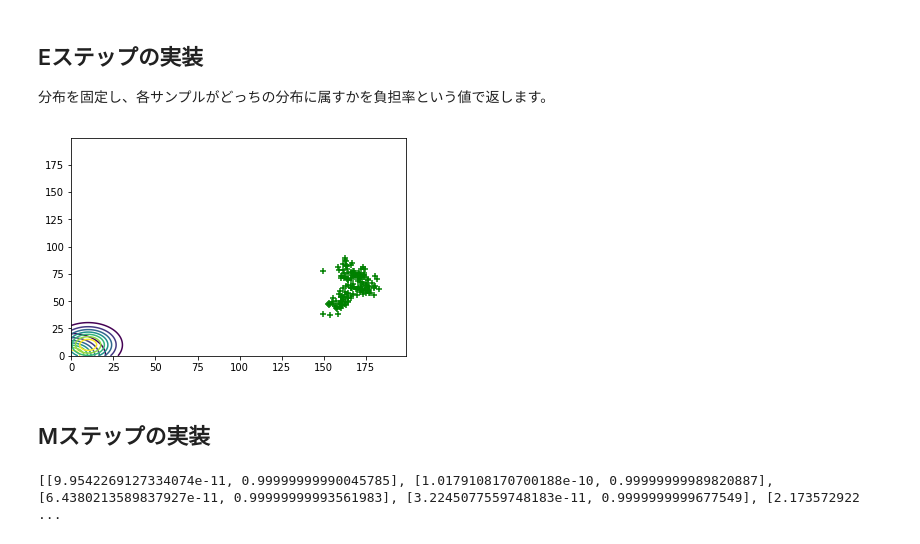
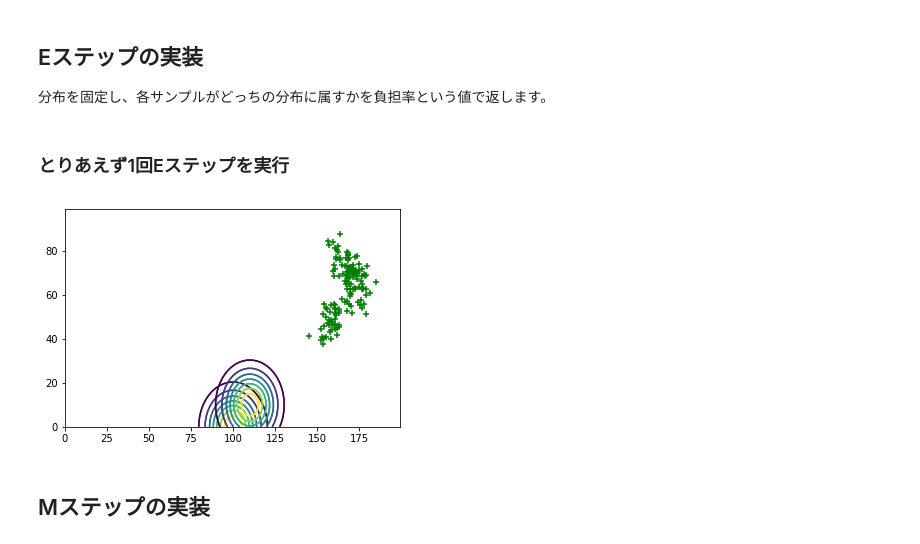
Before and after one commit to ryuichiueda/probrobo_practice, a Jupyter notebook: EM_algorithm_for_mixture_of_two_Gaussians/EM_algorithm_for_mixture_of_two_Gaussians.ipynb, the cells around one changed output. Drawn from its saved outputs; the diff is of its cells as text; code cells hidden in the pictures.

Commit message:
Implement E and M step

```diff
--- a/EM_algorithm_for_mixture_of_two_Gaussians/EM_algorithm_for_mixture_of_two_Gaussians.ipynb
+++ b/EM_algorithm_for_mixture_of_two_Gaussians/EM_algorithm_for_mixture_of_two_Gaussians.ipynb
@@ -38,49 +38,50 @@ plt.scatter(samples[0],samples[1],color='g',marker='+')
 # %% [markdown]
 ## パラメータの初期設定
 # %%
+from scipy.stats import multivariate_normal
+
 K = 2 #クラスタの数
 
-mus = [[10*k,10*k] for k in range(K)] #分布の中心のリスト（初期位置をずらしておく）
+def set_distribution(mu,cov):
+    return multivariate_normal(mean=mu, cov=cov)
+
+# 2つのガウス分布のオブジェクトを作る（Eステップでは固定）
+mus = [[10*k+100,10*k] for k in range(K)] #分布の中心のリスト（初期位置をずらしておく）
 covs = [[[100,0],[0,100]] for k in range(K)] #共分散のリスト
-pi = [1.0/K for k in range(K)] #混合係数のリスト
+distributions = [set_distribution(mus[k],covs[k]) for k in range(K)]
+
+mixing_coefs = [1.0/K for k in range(K)] #混合係数のリスト
 # %% [markdown]
 ## Eステップの実装
 
 分布を固定し、各サンプルがどっちの分布に属すかを負担率という値で返します。
 # %%
-from scipy.stats import multivariate_normal
-
-def expectation_step(X,K,mus,covs,pi):
-    X_num = len(X[0]) # サンプルの数（X座標の数X[0]でカウント）
-
-    # 2つのガウス分布のオブジェクトを作る（Eステップでは固定）
-    distributions = [multivariate_normal(mean=mus[k], cov=covs[k]) for k in range(K)]
-
+def draw_gauss(d):
     # 分布とサンプルを描画
     for k in range(K):
-        x, y = np.mgrid[0:200:1, 0:200:1]
+        x, y = np.mgrid[0:200:1, 0:100:1]
         pos = np.empty(x.shape + (2,))
         pos[:, :, 0] = x; pos[:, :, 1] = y
-        plt.contour(x, y, distributions[k].pdf(pos))
+        plt.contour(x, y, d.pdf(pos))
 
+def draw(ds,X):
+    for d in ds: draw_gauss(d)
     plt.scatter(X[0],X[1],color='g',marker='+')
 
-    # 負担率の計算
-    gamma = [] # 負担率のリスト
-    for n in range(X_num):
+def expectation_step(X,K,mus,covs,pis):    # 負担率の計算
+    ans = [] # 負担率のリスト
+    for n in range(len(X[0])): # サンプルの数（X座標の数X[0]でカウント）だけ繰り返し
         # サンプルの地点における各分布の値（密度）を計算
-        ds = [ pi[k] * distributions[k].pdf([X[0][n],X[1][n]]) for k in range(K) ]
-        gamma.append([ds[k]/sum(ds) for k in range(K)])
+        ds = [ pis[k] * distributions[k].pdf([X[0][n],X[1][n]]) for k in range(K) ]
+        ans.append([ds[k]/sum(ds) for k in range(K)])
 
-
-    return gamma
+    return ans
+# %% [markdown]
+### とりあえず1回Eステップを実行
 # %%
-gamma = expectation_step(samples,K,mus,covs,pi)
+gammas = expectation_step(samples,K,mus,covs,mixing_coefs)
+draw(distributions,samples)
 # %% [output]
-[figure, old version]
+[figure, new version]
 # %% [markdown]
 ## Mステップの実装
-# %%
-print(gamma)
-# %% [output]
-[[9.9542269127334074e-11, 0.99999999990045785], [1.0179108170700188e-10, 0.99999999989820887], [6.4380213589837927e-11, 0.99999999993561983], [3.2245077559748183e-11, 0.9999999999677549], [2.173572922 ...
```
Also changed, not shown: parts of 6 cells of this notebook.
